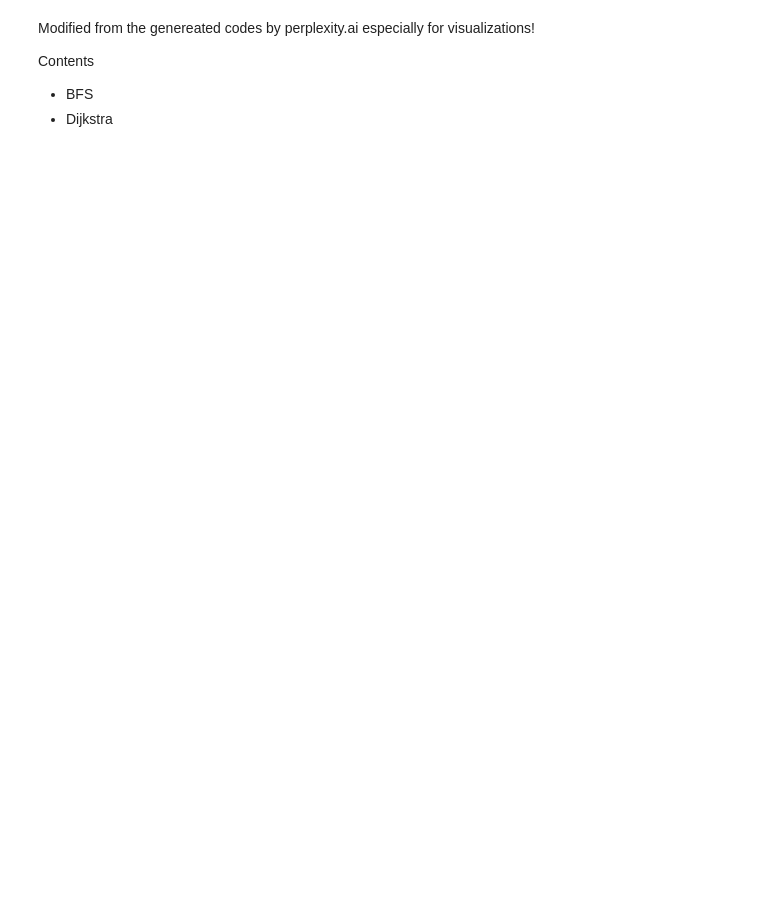
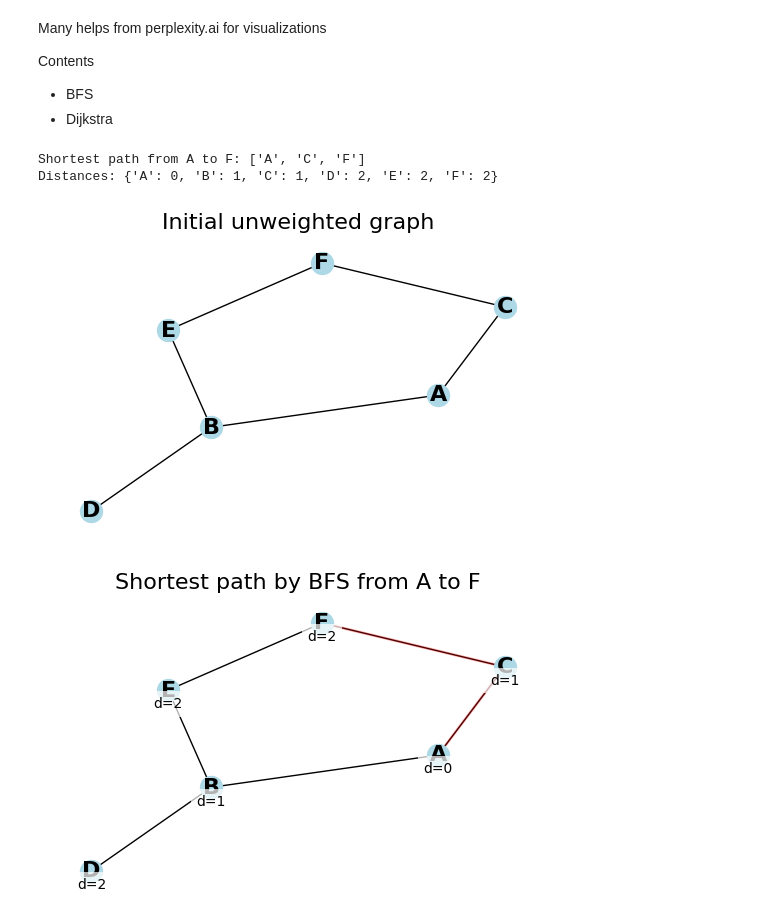
Before and after one commit to jakeoung/teach, a Jupyter notebook: alg/graph_bfs_dijkstra.ipynb, the cells around one changed output. Drawn from its saved outputs; the diff is of its cells as text; code cells hidden in the pictures; blank space fills up the shorter version.

```diff
--- a/alg/graph_bfs_dijkstra.ipynb
+++ b/alg/graph_bfs_dijkstra.ipynb
@@ -1,5 +1,5 @@
 # %% [markdown]
-Modified from the genereated codes by perplexity.ai especially for visualizations!
+Many helps from perplexity.ai for visualizations
 
 Contents
 - BFS
@@ -7,28 +28,68 @@ Contents
 # %%
-from collections import deque
 import networkx as nx
 import matplotlib.pyplot as plt
 
 # utility function for drawing only
 def draw_graph(G, pos, title, path=None, distances=None):
-    plt.figure(figsize=(12, 8))
+    plt.figure(figsize=(5, 3))
     nx.draw(G, pos, with_labels=True, node_color='lightblue',
-            node_size=3000, font_size=16, font_weight='bold')
+            node_size=250, font_size=16, font_weight='bold')
 
     edge_labels = nx.get_edge_attributes(G, 'weight')
-    nx.draw_networkx_edge_labels(G, pos, edge_labels=edge_labels)
+    nx.draw_networkx_edge_labels(G, pos, edge_labels=edge_labels, font_size=14)
 
     if path:
         path_edges = list(zip(path, path[1:]))
-        nx.draw_networkx_edges(G, pos, edgelist=path_edges, edge_color='r', width=2)
+        nx.draw_networkx_edges(G, pos, edgelist=path_edges, edge_color='r', width=2, alpha=0.3)
 
     if distances:
         for node, distance in distances.items():
             x, y = pos[node]
             plt.text(x, y-0.1, f'd={distance}', ha='center', va='center',
                      bbox=dict(facecolor='white', edgecolor='none', alpha=0.7))
 
     plt.title(title, fontsize=16)
     plt.axis('off')
     plt.tight_layout()
     plt.show()
+
+# Example graph
+graph = {
+    'A': ['B', 'C'],
+    'B': ['A', 'D', 'E'],
+    'C': ['A', 'F'],
+    'D': ['B'],
+    'E': ['B', 'F'],
+    'F': ['C', 'E']
+}
+
+def get_path(P, start, end):
+    path = []
+    current = end
+    while current != start:
+        path.append(current)
+        current = P[current]
+    path.append(start)
+    return path[::-1]
+
+# Perform BFS
+start_node = 'A'
+D, P = bfs(graph, start_node)
+shortest_path = get_path(P, start_node, 'F')
+
+print('Shortest path from A to F:', shortest_path)
+print('Distances:', D)
+# Create a NetworkX graph
+G = nx.Graph(graph)
+pos = nx.spring_layout(G)
+
+# Draw the initial graph
+draw_graph(G, pos, "Initial unweighted graph")
+
+# Draw the graph with Dijkstra's shortest path
+draw_graph(G, pos, f"Shortest path by BFS from {start_node} to F", shortest_path, D)
+# %% [output]
+Shortest path from A to F: ['A', 'C', 'F']
+Distances: {'A': 0, 'B': 1, 'C': 1, 'D': 2, 'E': 2, 'F': 2}
+[figure, added]
+[figure, added]
```
Also changed, not shown: parts of 8 cells of this notebook, 1 other file.
